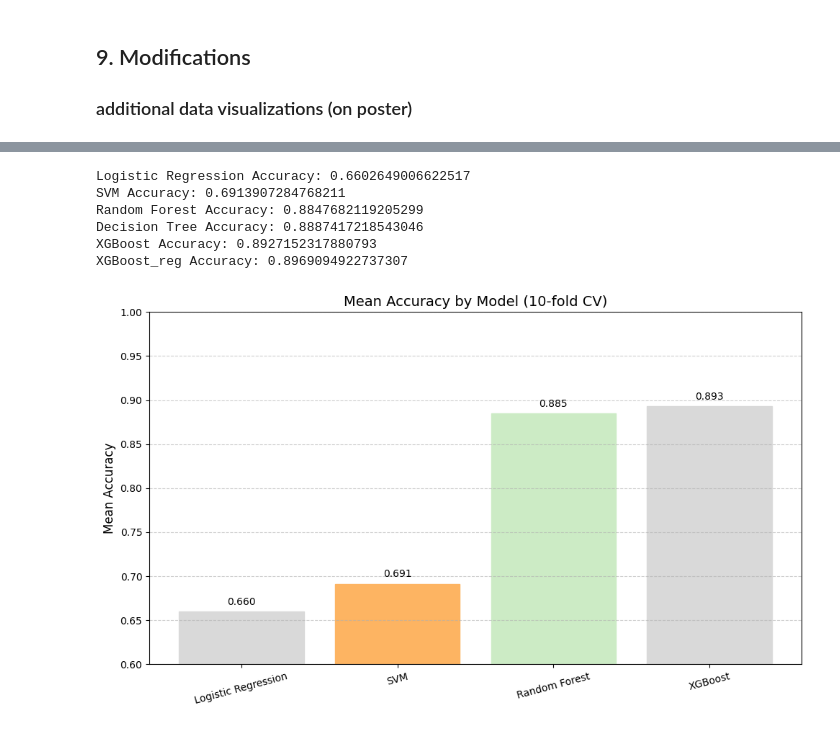
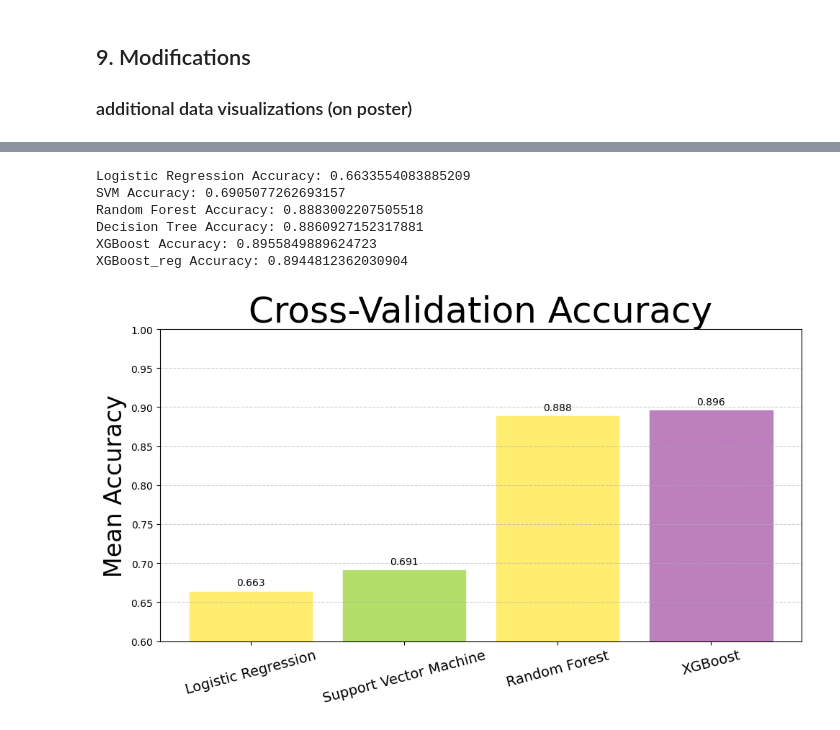
Before and after one commit to BK5102/FURI_Research-Project, a Jupyter notebook: final_analysis.ipynb, the cells around one changed output, grey strips where cells are left out. Saved outputs shown, nothing was run; the diff lists cells and outputs as text; code cells hidden in the pictures.

```diff
--- a/final_analysis.ipynb
+++ b/final_analysis.ipynb
@@ -805,3 +805,7 @@ plt.show()
 # %% [markdown]
 ## 9. Modifications
 ### additional data visualizations (on poster)
+# %%
+import pandas as pd
+
+df = pd.read_csv("selected_features_labeled_final.csv",sep="\t")
@@ -814,11 +900,11 @@ from sklearn.ensemble import RandomForestClassifier
 from sklearn.svm import SVC
 from sklearn.neighbors import KNeighborsClassifier
 from sklearn.tree import DecisionTreeClassifier
-from xgboost import XGBClassifier  # XGBoost 추가
+from xgboost import XGBClassifier  # XGBoost
 
-""" X = df.drop('PreDM', axis=1)
+X = df.drop('PreDM', axis=1)
 #LBDINSI >= 100, LBXAPB >= 110, LBXGH >= 5.5
-y = df['PreDM'] """
+y = df['PreDM']
 
 scaler = StandardScaler()
 X_scaled = scaler.fit_transform(X)
@@ -842,39 +928,53 @@ for name, model in models.items():
     cv_scores[name] = scores
     print(f"{name} Accuracy: {cv_scores[name].mean()}")
 # %% [output]
-Logistic Regression Accuracy: 0.6602649006622517
-SVM Accuracy: 0.6913907284768211
-Random Forest Accuracy: 0.8847682119205299
-Decision Tree Accuracy: 0.8887417218543046
-XGBoost Accuracy: 0.8927152317880793
-XGBoost_reg Accuracy: 0.8969094922737307
+Logistic Regression Accuracy: 0.6633554083885209
+SVM Accuracy: 0.6905077262693157
+Random Forest Accuracy: 0.8883002207505518
+Decision Tree Accuracy: 0.8860927152317881
+XGBoost Accuracy: 0.8955849889624723
+XGBoost_reg Accuracy: 0.8944812362030904
 # %%
+import matplotlib.pyplot as plt
+import numpy as np
 
-# cv_scores
-model_names = ['Logistic Regression','SVM','Random Forest', 'XGBoost']
-mean_scores = [np.mean(cv_scores[model]) for model in model_names]
+# Display name mapping
+model_name_mapping = {
+    'Logistic Regression': 'Logistic Regression',
+    'SVM': 'Support Vector Machine',
+    'Random Forest': 'Random Forest',
+    'XGBoost': 'XGBoost'
+}
 
+# Select only the models you want to plot
+selected_models = ['Logistic Regression', 'SVM', 'Random Forest', 'XGBoost']
+
+# Prepare display names and mean scores
+model_names = [model_name_mapping[model] for model in selected_models]
+mean_scores = [np.mean(cv_scores[model]) for model in selected_models]
+
+# Plotting
 plt.figure(figsize=(10, 6))
-
-
 bars = plt.bar(model_names, mean_scores)
 
+# Color the bars randomly from Set3
 for bar in bars:
     bar.set_color(plt.cm.Set3(np.random.rand()))
 
+# Annotate scores above bars
 for i, score in enumerate(mean_scores):
     plt.text(i, score + 0.005, f"{score:.3f}", ha='center', va='bottom', fontsize=10)
 
 plt.ylim(0.6, 1.0)
-plt.title("Mean Accuracy by Model (10-fold CV)", fontsize=14)
-plt.ylabel("Mean Accuracy", fontsize=12)
+plt.title("Cross-Validation Accuracy", fontsize=36)
+plt.ylabel("Mean Accuracy", fontsize=24)
 plt.grid(axis='y', linestyle='--', alpha=0.6)
 
-plt.xticks(rotation=15)
+plt.xticks(rotation=15, fontsize=14)
 plt.tight_layout()
 plt.show()
 # %% [output]
-[figure, old version]
+[figure, new version]
 # %%
 import matplotlib.pyplot as plt
 import numpy as np
```
Also changed, not shown: parts of 5 cells of this notebook, 1 other file.
